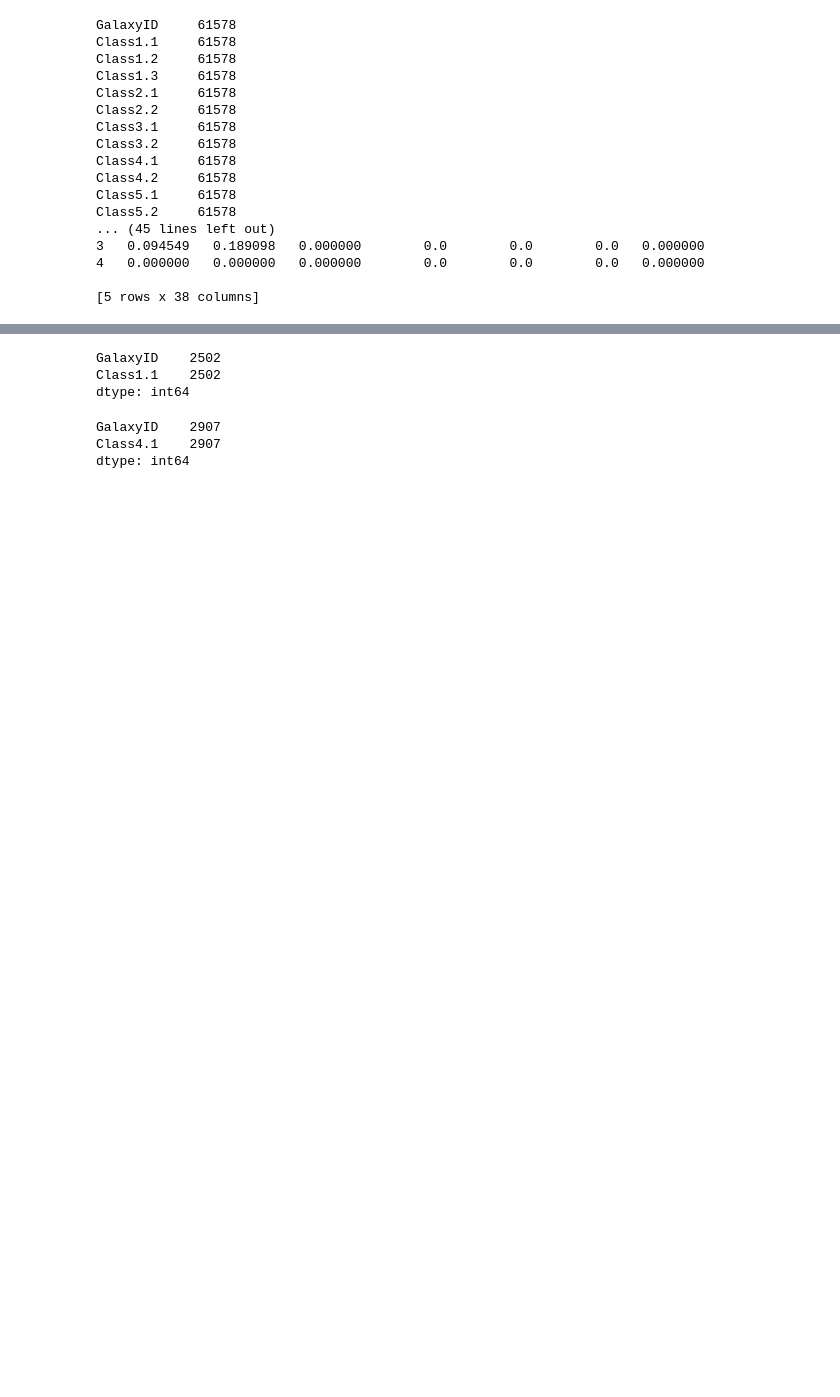
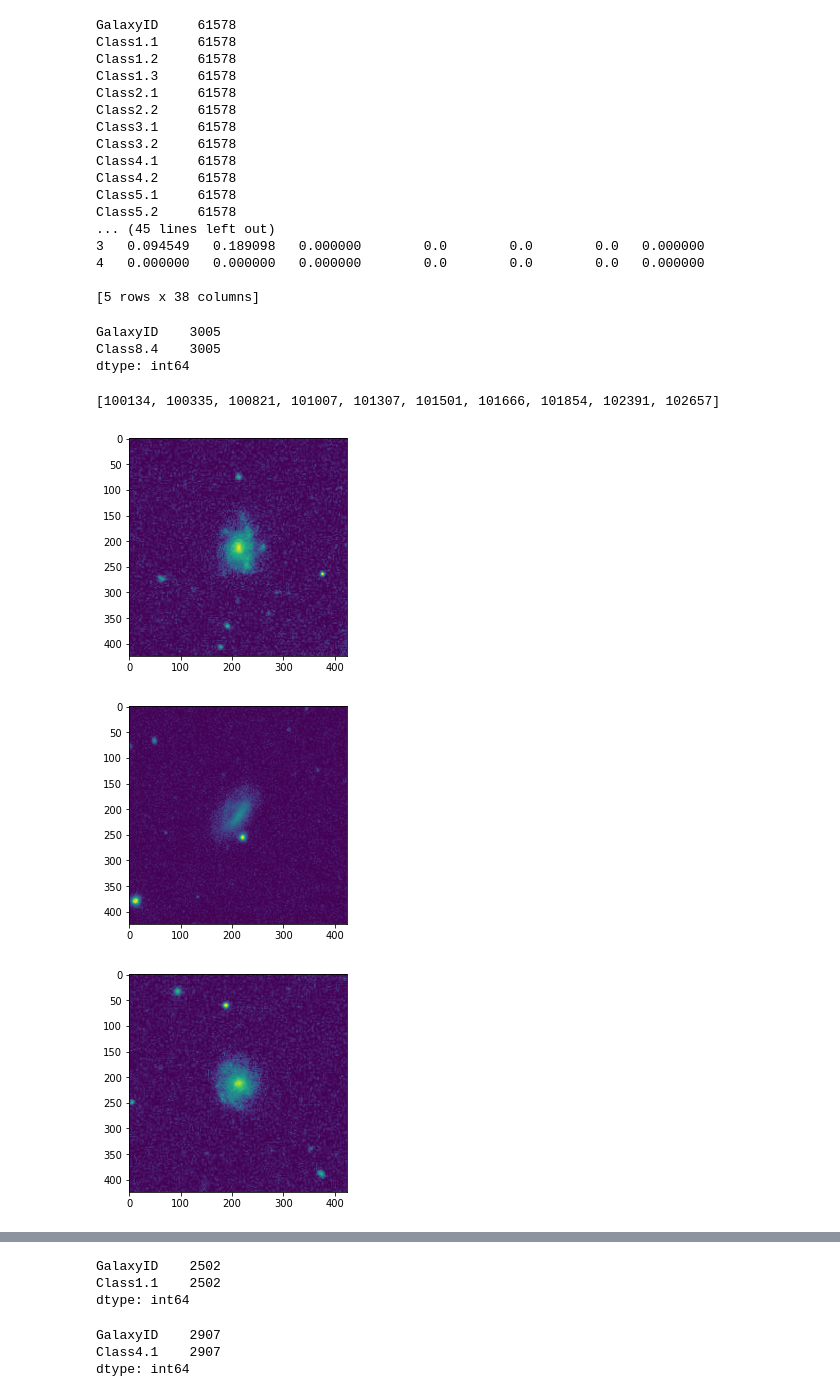
Before and after one commit to yhyu13/Galaxy_Zoo_Capsule, a Jupyter notebook: data/galaxy_zoo.ipynb, the cells around one changed output, grey strips where cells are left out. Cells and saved outputs as stored; diff of their text form; code cells hidden in the pictures; blank space fills up the shorter version.

Commit message:
Add irregular & odd galaxies in jupyter notebook

```diff
--- a/data/galaxy_zoo.ipynb
+++ b/data/galaxy_zoo.ipynb
@@ -29,3 +29,36 @@ Class5.2     61578
 4   0.000000   0.000000   0.000000        0.0        0.0        0.0   0.000000
 
 [5 rows x 38 columns]
+# %%
+df_irregular = df[['GalaxyID','Class8.4']] # Irregular (1.1)
+# %%
+condition_irregular = df_irregular['Class8.4']>0.2 # >?% vote YES
+df_irregular1 = df_irregular[condition_irregular]
+print(df_irregular1.count())
+# %% [output]
+GalaxyID    3005
+Class8.4    3005
+dtype: int64
+# %%
+# get irregular galaxy ID
+irregular_id = list(df_irregular1['GalaxyID'])
+print(irregular_id[:10])
+# %% [output]
+[100134, 100335, 100821, 101007, 101307, 101501, 101666, 101854, 102391, 102657]
+# %%
+GALAXY_ORIG_FOLDER = './images_training_rev1/'
+
+import cv2
+img = cv2.imread(GALAXY_ORIG_FOLDER+'%d.jpg' % irregular_id[0],0)
+plt.imshow(img)
+plt.show()
+img = cv2.imread(GALAXY_ORIG_FOLDER+'%d.jpg' % irregular_id[1],0)
+plt.imshow(img)
+plt.show()
+img = cv2.imread(GALAXY_ORIG_FOLDER+'%d.jpg' % irregular_id[2],0)
+plt.imshow(img)
+plt.show()
+# %% [output]
+[figure, added]
+[figure, added]
+[figure, added]
```
Also changed, not shown: parts of 4 cells of this notebook.
